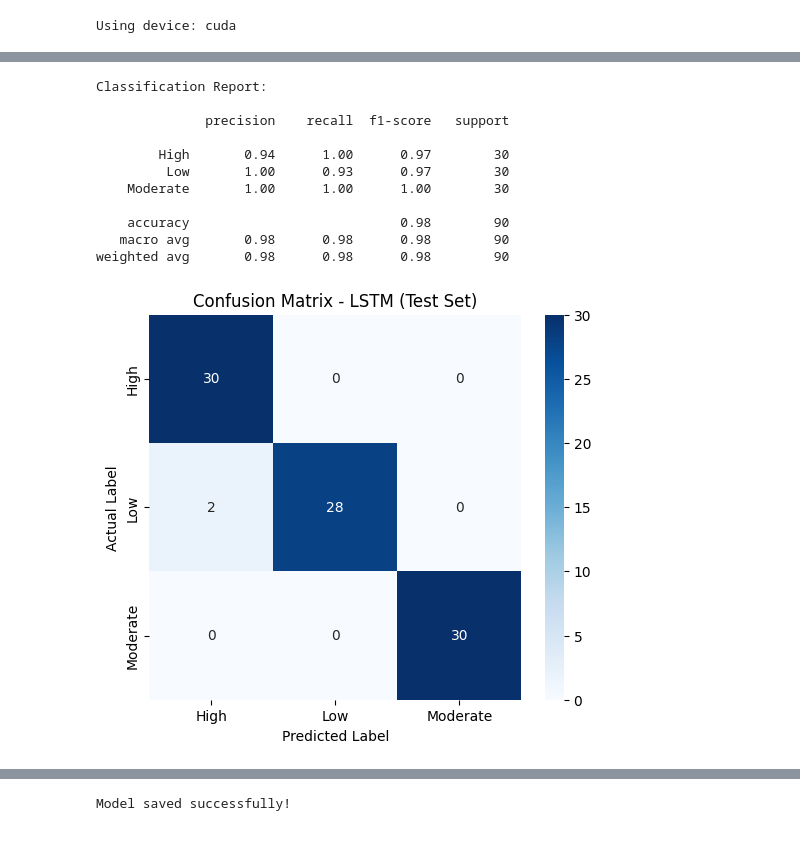
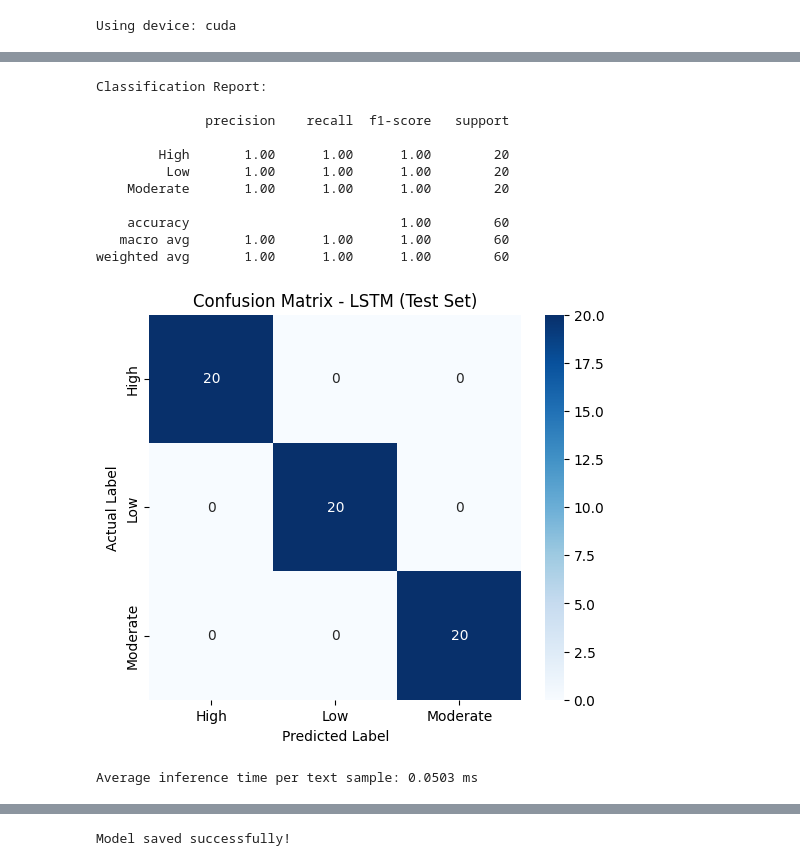
Before and after one commit to Prakritin11/Academic-stress-detection, a Jupyter notebook: notebooks/19031355 PRAKRITI NIROULA.ipynb, the cells around one changed output, grey strips where cells are left out. Cells and saved outputs as stored; diff of their text form; code cells hidden in the pictures.

Commit message:
Final LSTM and Bi-LSTM implementation for academic stress detection

```diff
--- a/notebooks/19031355 PRAKRITI NIROULA.ipynb
+++ b/notebooks/19031355 PRAKRITI NIROULA.ipynb
@@ -182,11 +158,25 @@ print(df.head())
 
 from sklearn.model_selection import train_test_split
 
-#split 70% train, 30% test
-train_texts, test_texts, train_labels, test_labels = train_test_split(
-    df['encoded_text'], df['label_encoded'], test_size=0.3, random_state=42, stratify=df['label_encoded']
+#split 60% train, and 40% temp
+train_texts, temp_texts, train_labels, temp_labels = train_test_split(
+    df['encoded_text'],
+    df['label_encoded'],
+    test_size=0.4, #40% goes to temp
+    random_state=42,
+    stratify=df['label_encoded']
+)
+
+# split temp into validation 20% and Test 20%
+val_texts, test_texts, val_labels, test_labels = train_test_split(
+    temp_texts,
+    temp_labels,
+    test_size=0.5, #half of 40% -> 20% test and 20% val
+    stratify=temp_labels,
+    random_state=42
 )
 
 print("Training samples:", len(train_texts))
+print("Validation samples:", len(val_texts))
 print("Testing samples:", len(test_texts))
 # %% [output]
@@ -221,10 +212,12 @@ def collate_fn(batch):
 
 # Custom Dataset remains the same
 train_dataset = StressDataset(train_texts.tolist(), train_labels.tolist())
-test_dataset = StressDataset(test_texts.tolist(), test_labels.tolist())
+val_dataset   = StressDataset(val_texts.tolist(), val_labels.tolist())
+test_dataset  = StressDataset(test_texts.tolist(), test_labels.tolist())
 
 train_loader = DataLoader(train_dataset, batch_size=16, shuffle=True, collate_fn=collate_fn)
-test_loader = DataLoader(test_dataset, batch_size=16, shuffle=False, collate_fn=collate_fn)
+val_loader   = DataLoader(val_dataset, batch_size=16, shuffle=False, collate_fn=collate_fn)
+test_loader  = DataLoader(test_dataset, batch_size=16, shuffle=False, collate_fn=collate_fn)
 
 # Quick check
 for x, y in train_loader:
@@ -343,10 +374,13 @@ all_labels = []
 with torch.no_grad():
     for x_batch, y_batch in test_loader:
         x_batch = x_batch.to(device)
+        y_batch = y_batch.to(device)
+
         outputs = model(x_batch)
         preds = torch.argmax(outputs, dim=1).cpu().numpy()
+
         all_preds.extend(preds)
-        all_labels.extend(y_batch.numpy())
+        all_labels.extend(y_batch.cpu().numpy())
 
 # Classification report
 print("\nClassification Report:\n")
@@ -356,21 +390,45 @@ Classification Report:
 
               precision    recall  f1-score   support
 
-        High       0.94      1.00      0.97        30
-         Low       1.00      0.93      0.97        30
-    Moderate       1.00      1.00      1.00        30
+        High       1.00      1.00      1.00        20
+         Low       1.00      1.00      1.00        20
+    Moderate       1.00      1.00      1.00        20
 
-    accuracy                           0.98        90
-   macro avg       0.98      0.98      0.98        90
-weighted avg       0.98      0.98      0.98        90
+    accuracy                           1.00        60
+   macro avg       1.00      1.00      1.00        60
+weighted avg       1.00      1.00      1.00        60
 # %%
 # Confusion Matrix
 cm = confusion_matrix(all_labels, all_preds)
 plt.figure(figsize=(6,5))
-sns.heatmap(cm, annot=True, fmt='d', xticklabels=label_encoder.classes_, yticklabels=label_encoder.classes_, cmap='Blues')
+sns.heatmap(cm, annot=True, fmt='d',
+            xticklabels=label_encoder.classes_,
+            yticklabels=label_encoder.classes_,
+            cmap='Blues')
 plt.xlabel("Predicted Label")
 plt.ylabel("Actual Label")
 plt.title("Confusion Matrix - LSTM (Test Set)")
 plt.show()
 # %% [output]
-[figure, old version]
+[figure, new version]
+# %%
+#inference time for text data
+import time
+import numpy as np
+
+times = []
+
+model.eval()
+with torch.no_grad():
+    for x_batch, _ in test_loader:
+        x_batch = x_batch.to(device)
+        start = time.time()
+        _ = model(x_batch)  # forward pass
+        end = time.time()
+
+        # time per sample in the batch
+        times.append((end - start) / x_batch.size(0))
+
+print(f"Average inference time per text sample: {np.mean(times)*1000:.4f} ms")
+# %% [output]
+Average inference time per text sample: 0.0503 ms
```
Also changed, not shown: parts of 24 cells of this notebook, 3 other files.
